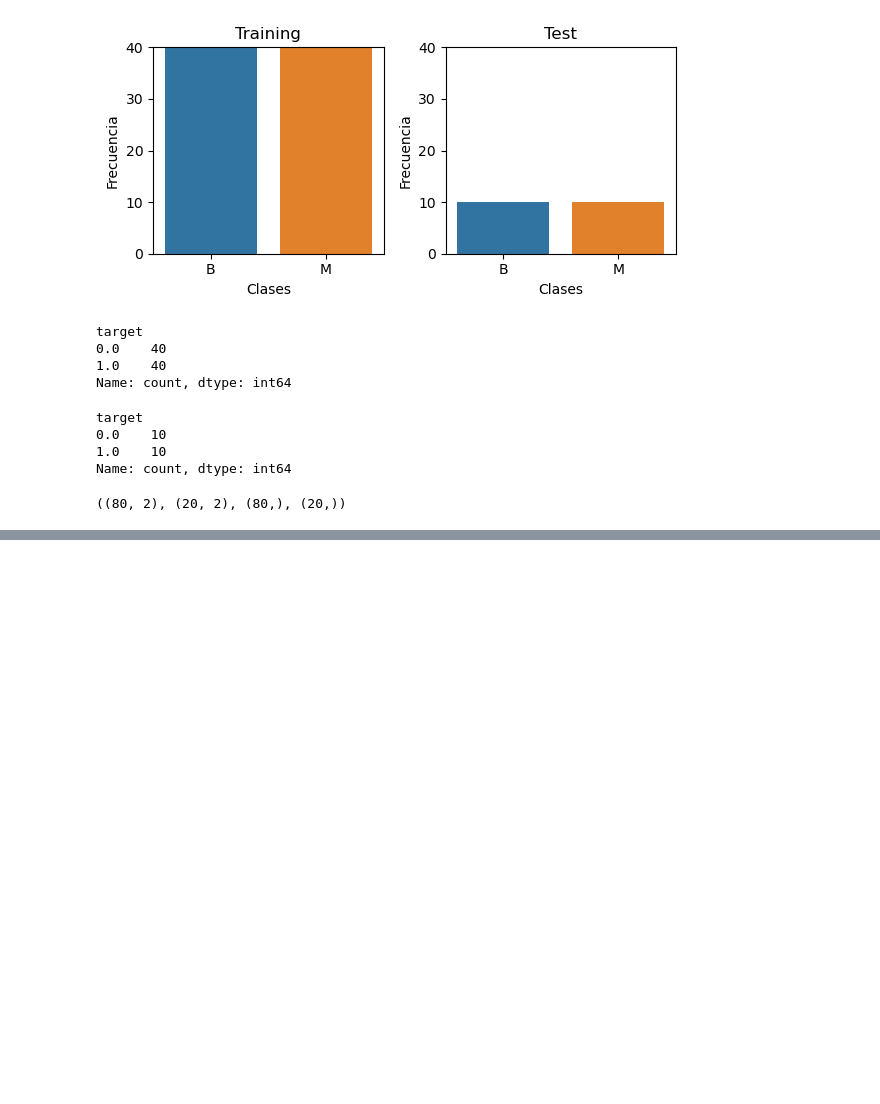
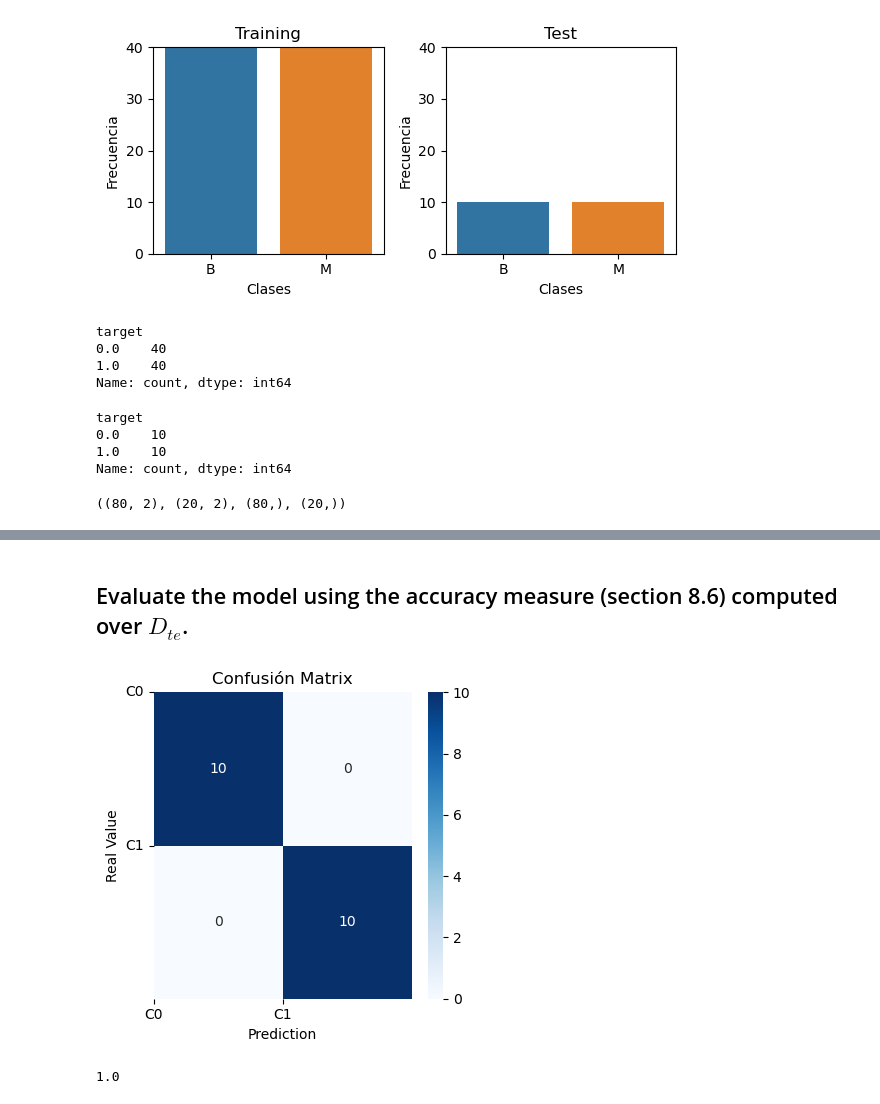
Before and after one commit to samgott123/GB_500-RNP_Analise-, a Jupyter notebook: Exercise_1.ipynb, the cells around one changed output, grey strips where cells are left out. Drawn from its saved outputs; the diff is of its cells as text; code cells hidden in the pictures; blank space fills up the shorter version.

```diff
--- a/Exercise_1.ipynb
+++ b/Exercise_1.ipynb
@@ -273,0 +225,7 @@ plt.show()
+# %%
+
+# Test the perceptron
+print("\nPredictions:")
+predictions = perceptron.predict(X_test)
+for x_i, pred, actual in zip(X_test, predictions, y_test):
+    print(f"Input: {x_i}, Predicted: {pred}, Actual: {actual}")
@@ -273,0 +306,2 @@ plt.show()
+# %% [markdown]
+## Evaluate the model using the accuracy measure (section 8.6) computed over $D_{te}$.
@@ -273,0 +310,27 @@ plt.show()
+# %%
+cm = confusion_matrix(y_test,predictions)
+# %%
+fig, ax = plt.subplots(figsize=(4, 4))
+labels = ['C0', 'C1']
+
+# Con seaborn
+sb.heatmap(cm, annot=True, fmt='d', cmap='Blues',
+            xticklabels=labels, yticklabels=labels)
+
+# Con matplotlib básico
+ax.set_xticks(np.arange(len(labels)))
+ax.set_yticks(np.arange(len(labels)))
+ax.set_xticklabels(labels)
+ax.set_yticklabels(labels)
+plt.yticks(rotation=0)
+plt.ylabel('Real Value')
+plt.xlabel('Prediction')
+plt.title('Confusión Matrix')
+plt.tight_layout()
+plt.show()
+# %% [output]
+[figure, added]
+# %%
+accuracy_score(y_test,predictions)
+# %% [output]
+1.0
```
Also changed, not shown: parts of 26 cells of this notebook, 1 other file.
